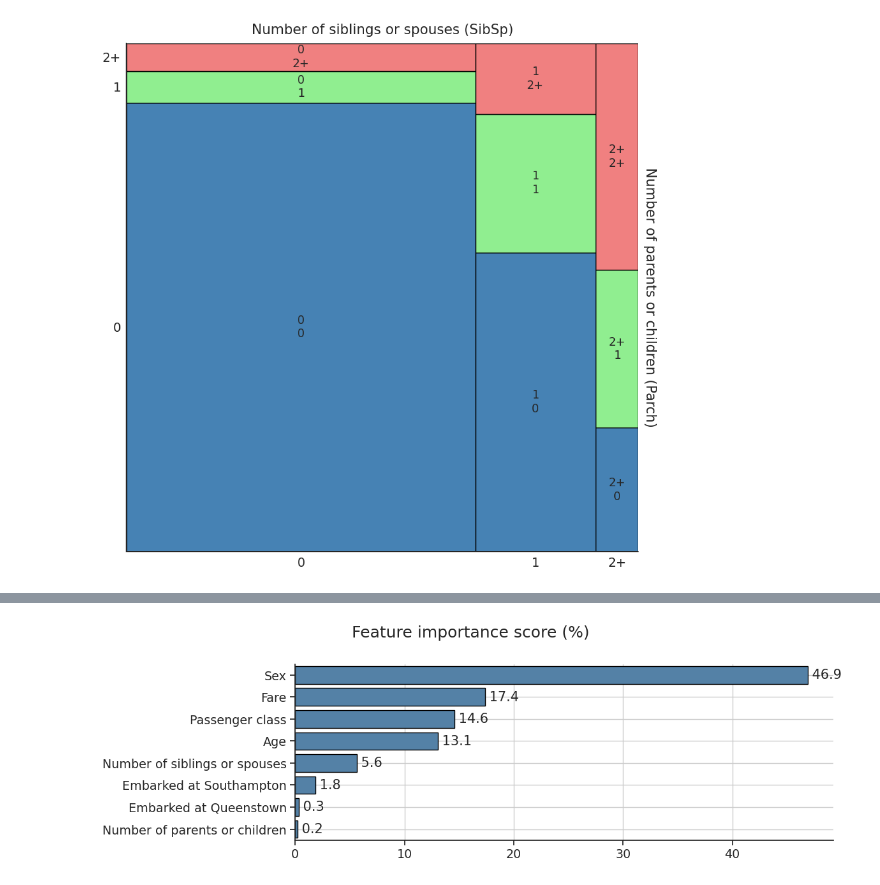
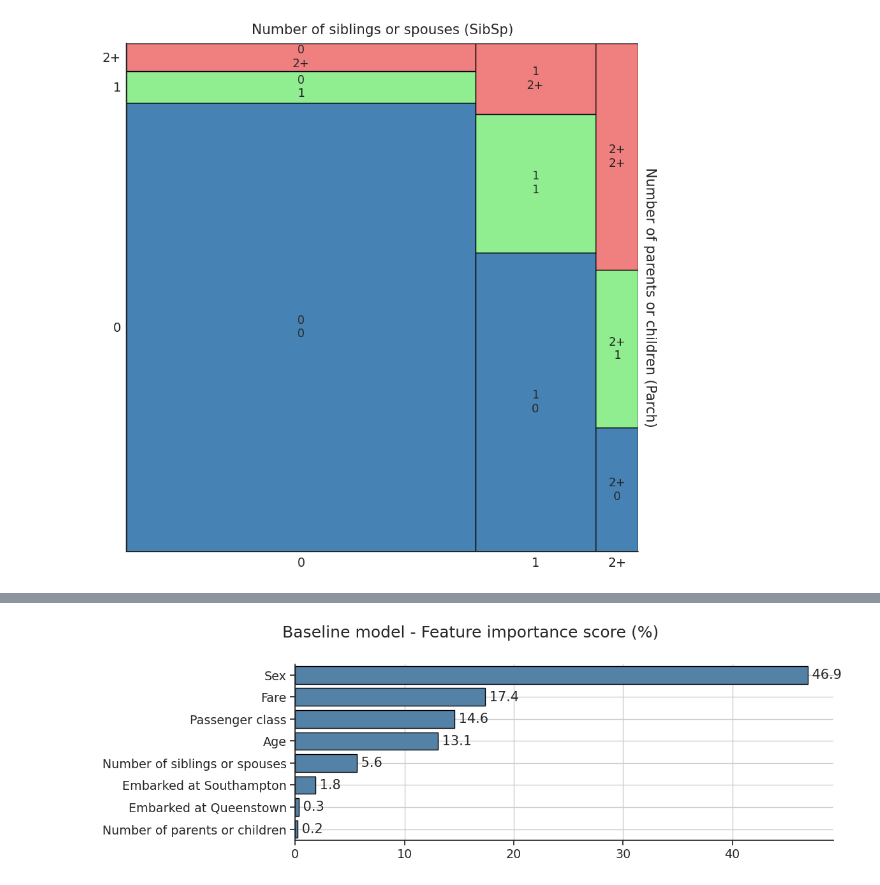
Before and after one commit to BPRateiro/Kaggle-competitions, a Jupyter notebook: titanic-eda-and-prediction.ipynb, the cells around one changed output, grey strips where cells are left out. Drawn from its saved outputs; the diff is of its cells as text; code cells hidden in the pictures.

Commit message:
Kaggle Notebook | Titanic - EDA and GBM prediction | First submission

```diff
--- a/titanic-eda-and-prediction.ipynb
+++ b/titanic-eda-and-prediction.ipynb
@@ -879,7 +892,7 @@ preprocessor = ColumnTransformer(
 gbm = GradientBoostingClassifier(random_state=75)
 
 # Pipeline
-gbm_pipeline = Pipeline([('Feature encoding', preprocessor), ('Gradient Boosting', gbm)])
+gbm_pipeline = Pipeline([('Feature encoding', preprocessor), ('gbm', gbm)])
 gbm_pipeline
 # %% [output]
 Pipeline(steps=[('Feature encoding',
@@ -899,26 +919,32 @@ Pipeline(steps=[('Feature encoding',
 # %%
-from sklearn.model_selection import cross_val_score
-from sklearn.metrics import roc_curve, auc, roc_auc_score
+def model_fit(clf, X_train, y_train, title, perform_cv=True, print_feature_importance=True, cv_folds=5):
+    "Fits the model of choice, performs CV, creates a model report and plots feature importance"
 
-def model_fit(clf, X_train, y_train, performCV=True, printFeatureImportance=True, cv_folds=5):
     clf.fit(X_train, y_train) # Fit the algorithm on the data
 
     # Predict training set:
     X_train_predictions = clf.predict(X_train)
     X_train_predprob = clf.predict_proba(X_train)[:,1]
 
+    # Print model report:
+    print(f"Accuracy on training data: {accuracy_score(train.Survived, gbm_pipeline.predict(train)):.2%}")
+    print(f"AUC Score on training data: {roc_auc_score(y_train, X_train_predprob):.2%}")
+
     # Perform cross-validation:
-    if performCV:
+    if perform_cv:
         cv_score = cross_val_score(clf, X_train, y_train, cv=cv_folds, scoring='accuracy')
+        print(f"CV Score - Mean: {np.mean(cv_score):.2%} | "
+              f"Std: {np.std(cv_score):.2%} | "
+              f"Min: {np.min(cv_score):.2%} | "
+              f"Max: {np.max(cv_score):.2%}\n"
+             )
 
-    # Print model report:
-    print("\nModel Report")
-    print(f"Accuracy on training data: {accuracy_score(train.Survived, gbm_pipeline.predict(train)): .4%}")
-    print(f"AUC Score on training data: {roc_auc_score(y_train, X_train_predprob)}")
+    # Print Feature Importance:
+    if print_feature_importance:
+        feature_importance_plot(clf, title)
 
-    if performCV:
-        print("CV Score - Mean: %.7g | Std: %.7g | Min: %.7g | Max: %.7g\n"
-              % (np.mean(cv_score), np.std(cv_score), np.min(cv_score), np.max(cv_score)))
+def feature_importance_plot(clf, title):
+    "Feature importance bar plot for a given model"
 
     # Create readable labels
     feature_dictionary = {
@@ -933,37 +959,35 @@ def model_fit(clf, X_train, y_train, performCV=True, printFeatureImportance=True
     }
     features_labels = [feature_dictionary[feat] for feat in clf[:-1].get_feature_names_out()]
 
-    # Print Feature Importance:
-    if printFeatureImportance:
-        feat_imp = pd.Series(
-            clf._final_estimator.feature_importances_,
-            features_labels
-        ).sort_values(ascending=False)
+    feat_imp = pd.Series(
+        clf._final_estimator.feature_importances_,
+        features_labels
+    ).sort_values(ascending=False)
 
-        # Create new figure
-        fig, ax = plt.subplots(figsize=(12,4))
-        fig.suptitle('Feature importance score (%)')
+    # Create new figure
+    fig, ax = plt.subplots(figsize=(12,4))
+    fig.suptitle(title + ' - Feature importance score (%)')
 
-        sns.barplot(
-            x = feat_imp.values*100,
-            y = feat_imp.index,
-            color = 'steelblue',
-            edgecolor = 'k',
-            orient = 'h',
-            errorbar = None,
-            ax = ax,
-        ).set(
-            xlabel = None,
-            ylabel = None,
-        )
-        ax.bar_label(
-            ax.containers[-1],
-            fmt=' %.1f',
-            label_type='edge'
-        )
+    sns.barplot(
+        x = feat_imp.values*100,
+        y = feat_imp.index,
+        color = 'steelblue',
+        edgecolor = 'k',
+        orient = 'h',
+        errorbar = None,
+        ax = ax,
+    ).set(
+        xlabel = None,
+        ylabel = None,
+    )
+    ax.bar_label(
+        ax.containers[-1],
+        fmt=' %.1f',
+        label_type='edge'
+    )
 
-        ax.grid()
-        fig.tight_layout()
+    ax.grid()
+    fig.tight_layout()
 
-model_fit(gbm_pipeline, train, train.Survived)
+model_fit(gbm_pipeline, train, train.Survived, 'Baseline model')
 # %% [output]
@@ -974 +997 @@ CV Score - Mean: 0.8234241 | Std: 0.02008004 | Min: 0.7921348 | Max: 0.8474576
-[figure, old version]
+[figure, new version]
```
Also changed, not shown: parts of 26 cells of this notebook.
